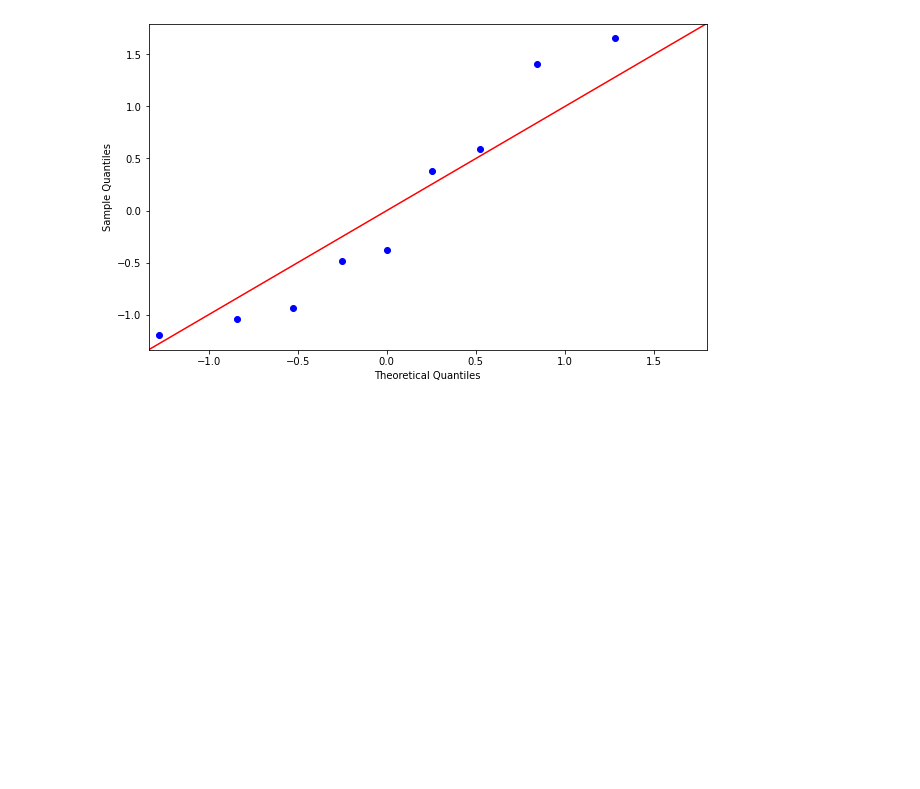
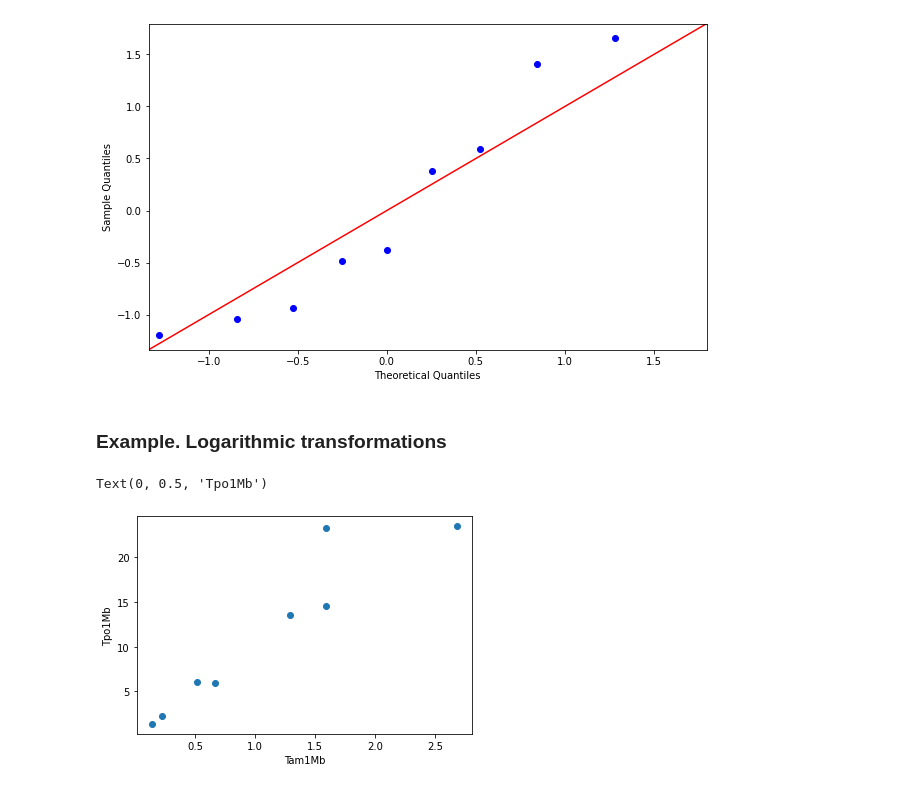
Before and after one commit to miquelcamprodon/sme-materials, a Jupyter notebook: 07-LinearModel.ipynb, the cells around one changed output. Saved outputs shown, nothing was run; the diff lists cells and outputs as text; code cells hidden in the pictures; blank space fills up the shorter version.

```diff
--- a/07-LinearModel.ipynb
+++ b/07-LinearModel.ipynb
@@ -420,3 +422,18 @@ resid = res.resid
 fig = sm.qqplot(resid, stats.t, fit=True, line="45")
 # %% [output]
 [figure]
+# %% [markdown]
+### Example. Logarithmic transformations
+# %%
+# Prepare data
+df_modem = pd.DataFrame({'Tam1Mb':[1.59129, 1.59129, 0.51858, 1.29297, 0.14062, 0.22461, 0.66895, 2.68000],
+                         'Tpo1Mb':[23.22, 14.56, 6.07, 13.50, 1.38, 2.24, 5.95, 23.45]})
+# %%
+# Visual inspection of data
+fig, ax = plt.subplots()
+ax.scatter(df_modem['Tam1Mb'],df_modem['Tpo1Mb'])
+ax.set_xlabel('Tam1Mb')
+ax.set_ylabel('Tpo1Mb')
+# %% [output]
+Text(0, 0.5, 'Tpo1Mb')
+[figure, added]
```
Also changed, not shown: parts of 10 cells of this notebook, 2 other files.
